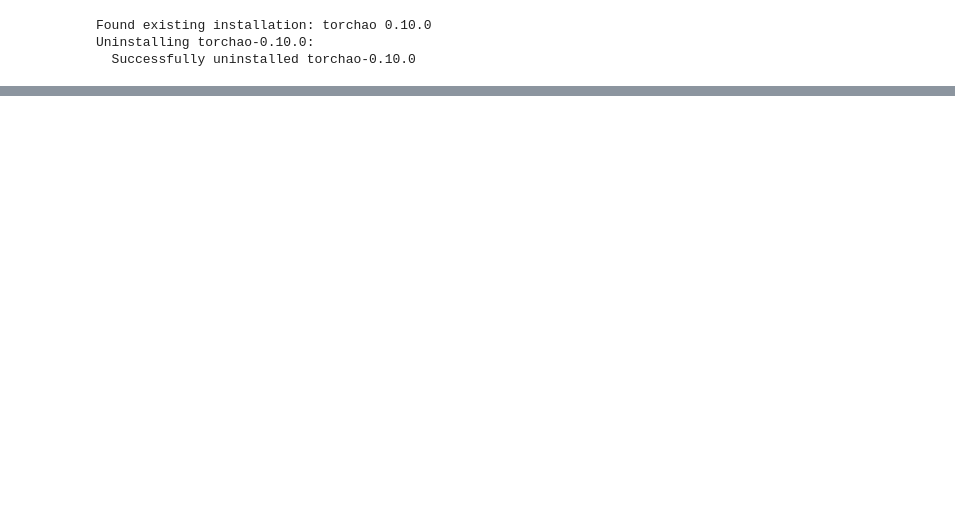
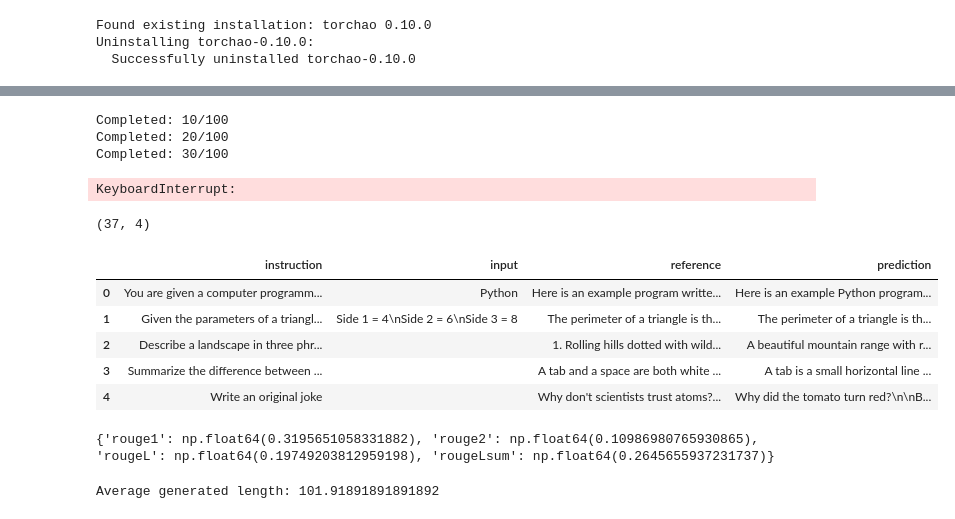
Before and after one commit to kartik2006-del/efficient-finetuning-lora, a Jupyter notebook: lora_finetuning.ipynb, the cells around one changed output, grey strips where cells are left out. Cells and saved outputs as stored; diff of their text form; code cells hidden in the pictures; blank space fills up the shorter version.

```diff
--- a/lora_finetuning.ipynb
+++ b/lora_finetuning.ipynb
@@ -63,8 +28,0 @@ Without input: 32603
-# %%
-import random
-
-for i in random.sample(range(len(train_data)), 5):
-    print("=" * 80)
-    print("Instruction:", train_data[i]["instruction"])
-    print("Input:", train_data[i]["input"])
-    print("Output:", train_data[i]["output"])
@@ -558,0 +100,6 @@ Mounted at /content/drive
+# %%
+df = dataset["train"].to_pandas()
+
+df = df.drop_duplicates(
+    subset=["instruction", "input", "output"]
+).reset_index(drop=True)
@@ -558,0 +216,63 @@ Mounted at /content/drive
+# %%
+import pandas as pd
+import time
+
+num_samples = 100
+
+results = []
+
+for i in range(num_samples):
+    example = test_data[i]
+
+    prediction = generate_response(
+        example["instruction"],
+        example["input"]
+    )
+
+    results.append({
+        "instruction": example["instruction"],
+        "input": example["input"],
+        "reference": example["output"],
+        "prediction": prediction
+    })
+
+    if (i + 1) % 10 == 0:
+        print(f"Completed: {i + 1}/{num_samples}")
+# %% [output]
+Completed: 10/100
+Completed: 20/100
+Completed: 30/100
+KeyboardInterrupt:
+# %%
+results_df = pd.DataFrame(results)
+
+print(results_df.shape)
+results_df.head()
+# %% [output]
+(37, 4)
+|  | instruction | input | reference | prediction |
+| 0 | You are given a computer programm... | Python | Here is an example program writte... | Here is an example Python program... |
+| 1 | Given the parameters of a triangl... | Side 1 = 4\nSide 2 = 6\nSide 3 = 8 | The perimeter of a triangle is th... | The perimeter of a triangle is th... |
+| 2 | Describe a landscape in three phr... |  | 1. Rolling hills dotted with wild... | A beautiful mountain range with r... |
+| 3 | Summarize the difference between ... |  | A tab and a space are both white ... | A tab is a small horizontal line ... |
+| 4 | Write an original joke |  | Why don't scientists trust atoms?... | Why did the tomato turn red?\n\nB... |
+# %%
+scores = rouge.compute(
+    predictions=results_df["prediction"].tolist(),
+    references=results_df["reference"].tolist()
+)
+
+print(scores)
+# %% [output]
+{'rouge1': np.float64(0.3195651058331882), 'rouge2': np.float64(0.10986980765930865), 'rougeL': np.float64(0.19749203812959198), 'rougeLsum': np.float64(0.2645655937231737)}
+# %%
+results_df["prediction_length"] = results_df["prediction"].apply(
+    lambda x: len(x.split())
+)
+
+print(
+    "Average generated length:",
+    results_df["prediction_length"].mean()
+)
+# %% [output]
+Average generated length: 101.91891891891892
```
Also changed, not shown: parts of 64 cells of this notebook.
